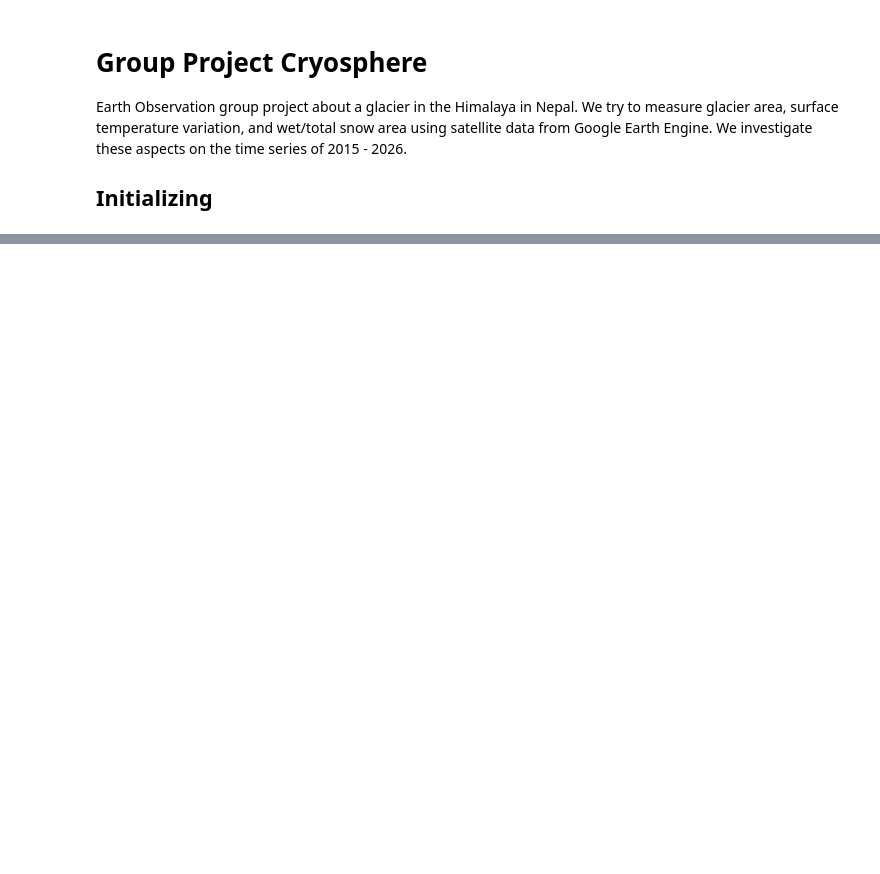
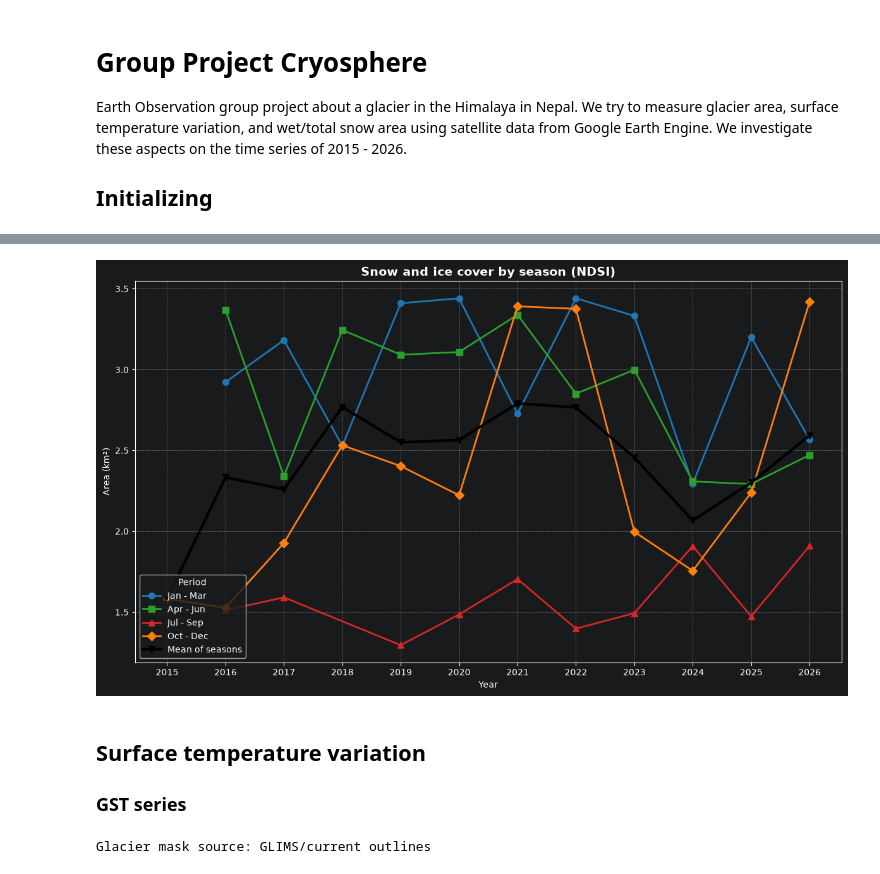
Before and after one commit to jgnnfw/EO_Cryosphere, a Jupyter notebook: main.ipynb, the cells around one changed output, grey strips where cells are left out. Cells and saved outputs as stored; diff of their text form; code cells hidden in the pictures; blank space fills up the shorter version.

Commit message:
Convert notebooks into modules gst_line and glacier_area

```diff
--- a/main.ipynb
+++ b/main.ipynb
@@ -28,3 +31,7 @@ print(aoi_center_lon_lat)
 # %%
 START = "2014-09-01"
 END = "2026-12-31"
+YEARS = list(range(2015, 2027))
+
+DEBUG = True
+SAVE_PATH = "results"
@@ -51,3 +73,3 @@ Description here...
 # %%
-glacier_mask, mask_status = get_glacier_mask(roi=AOI)
-print("Glacier mask source:", mask_status)
+season_df = ga.area_by_season(AOI, YEARS, debug=False)  # glacier_mask=glacier_mask restricts to GLIMS
+ipf.save_any_tables_and_figures({"area_by_season": season_df}, save_path=os.path.join(SAVE_PATH, "glacier_area"))
@@ -57,0 +94,4 @@ bin_img = dem.divide(BIN_M).floor().multiply(BIN_M).toInt().rename("bin") # 50 b
+# %%
+fig_seasons = pl.plot_glacier_area_seasons(season_df)
+# %% [output]
+[figure, added]
@@ -58,6 +102,10 @@ bin_img = dem.divide(BIN_M).floor().multiply(BIN_M).toInt().rename("bin") # 50 b
+# %% [markdown]
+## Surface temperature variation
+
+### GST series
 # %%
-raw_gst = download(bin_img, glacier_mask, AOI, START, END, debug=False)
-gst_half_month = process(raw_gst, debug=True)
-ablation_trend = ablation_trend(gst_half_month, debug=True)
-gst_half_month.head()
+glacier_mask, mask_status = gs.get_glacier_mask(roi=AOI)
+print("Glacier mask source:", mask_status)
+# %% [output]
+Glacier mask source: GLIMS/current outlines
 # %%
```
Also changed, not shown: parts of 43 cells of this notebook, 9 other files.
